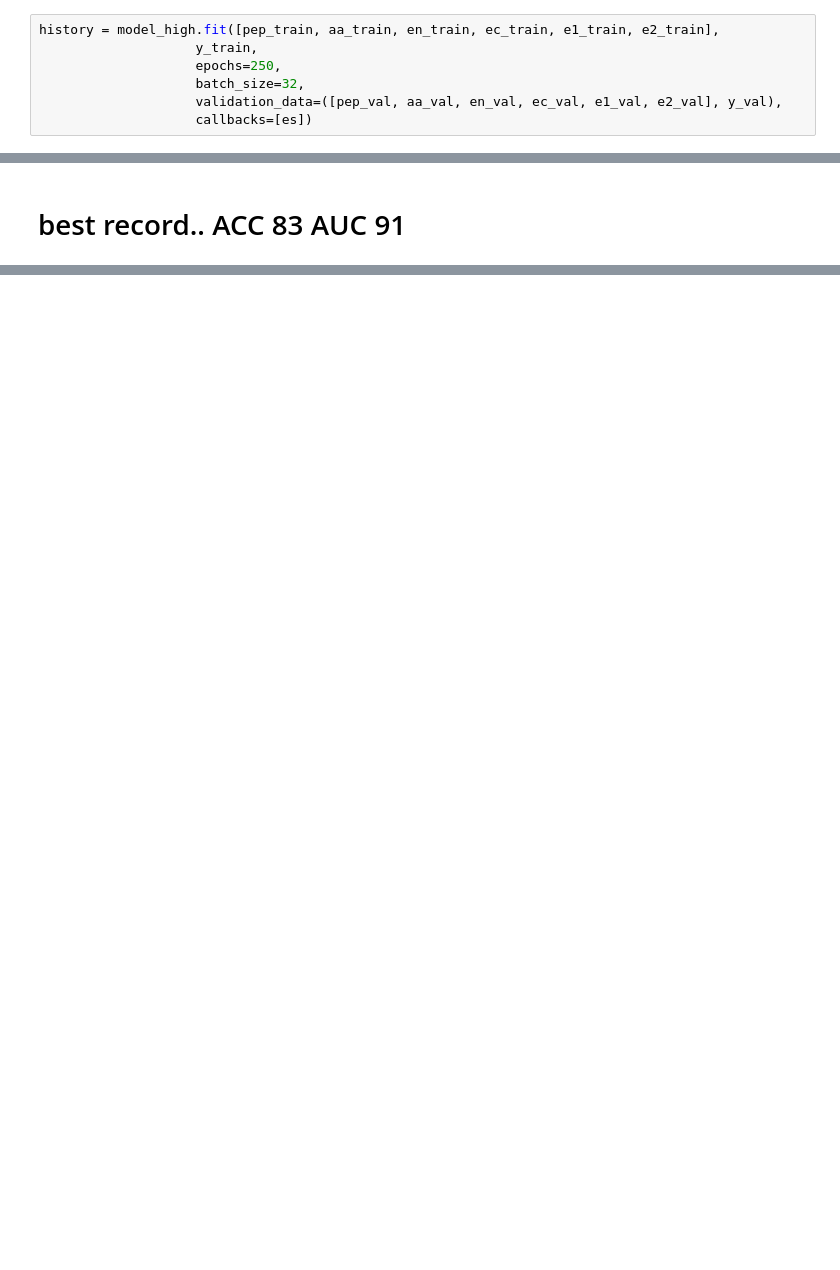
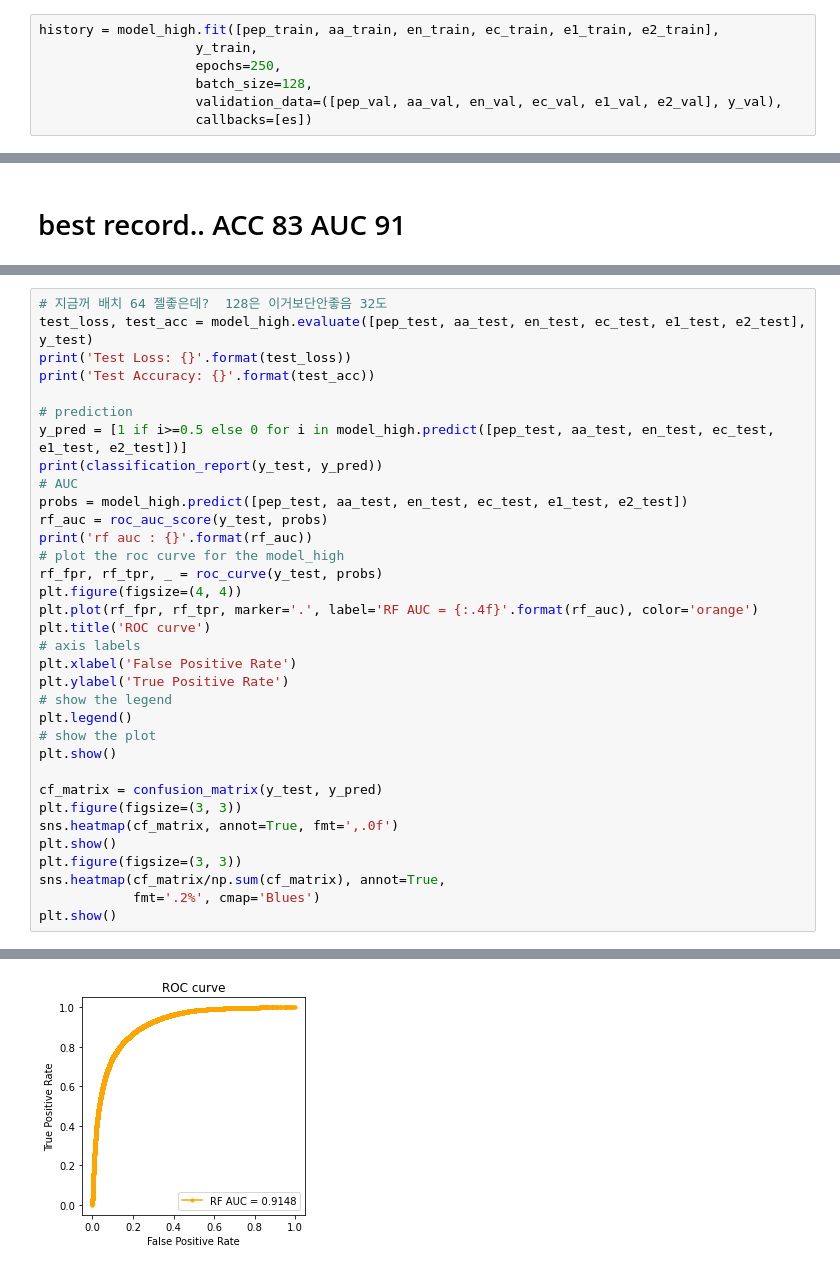
Before and after one commit to zoohoson/Peptide_Detectability, a Jupyter notebook: 2021KSBI_mymodel-highParam.ipynb, the cells around one changed output, grey strips where cells are left out. Cells and saved outputs as stored; diff of their text form; blank space fills up the shorter version.

```diff
--- a/2021KSBI_mymodel-highParam.ipynb
+++ b/2021KSBI_mymodel-highParam.ipynb
@@ -156,7 +163,7 @@ ________________________________________________________________________________
 history = model_high.fit([pep_train, aa_train, en_train, ec_train, e1_train, e2_train],
                     y_train,
                     epochs=250,
-                    batch_size=32,
+                    batch_size=128,
                     validation_data=([pep_val, aa_val, en_val, ec_val, e1_val, e2_val], y_val),
                     callbacks=[es])
 # %% [output]
@@ -282,0 +352,35 @@ rf auc : 0.9108199249984601
+# %%
+# 지금꺼 배치 64 젤좋은데?  128은 이거보단안좋음 32도
+test_loss, test_acc = model_high.evaluate([pep_test, aa_test, en_test, ec_test, e1_test, e2_test], y_test)
+print('Test Loss: {}'.format(test_loss))
+print('Test Accuracy: {}'.format(test_acc))
+
+# prediction
+y_pred = [1 if i>=0.5 else 0 for i in model_high.predict([pep_test, aa_test, en_test, ec_test, e1_test, e2_test])]
+print(classification_report(y_test, y_pred))
+# AUC
+probs = model_high.predict([pep_test, aa_test, en_test, ec_test, e1_test, e2_test])
+rf_auc = roc_auc_score(y_test, probs)
+print('rf auc : {}'.format(rf_auc))
+# plot the roc curve for the model_high
+rf_fpr, rf_tpr, _ = roc_curve(y_test, probs)
+plt.figure(figsize=(4, 4))
+plt.plot(rf_fpr, rf_tpr, marker='.', label='RF AUC = {:.4f}'.format(rf_auc), color='orange')
+plt.title('ROC curve')
+# axis labels
+plt.xlabel('False Positive Rate')
+plt.ylabel('True Positive Rate')
+# show the legend
+plt.legend()
+# show the plot
+plt.show()
+
+cf_matrix = confusion_matrix(y_test, y_pred)
+plt.figure(figsize=(3, 3))
+sns.heatmap(cf_matrix, annot=True, fmt=',.0f')
+plt.show()
+plt.figure(figsize=(3, 3))
+sns.heatmap(cf_matrix/np.sum(cf_matrix), annot=True,
+            fmt='.2%', cmap='Blues')
+plt.show()
+# %% [output]
@@ -282,0 +400 @@ rf auc : 0.9108199249984601
+[figure, added]
```
Also changed, not shown: parts of 10 cells of this notebook, 12 other files.
